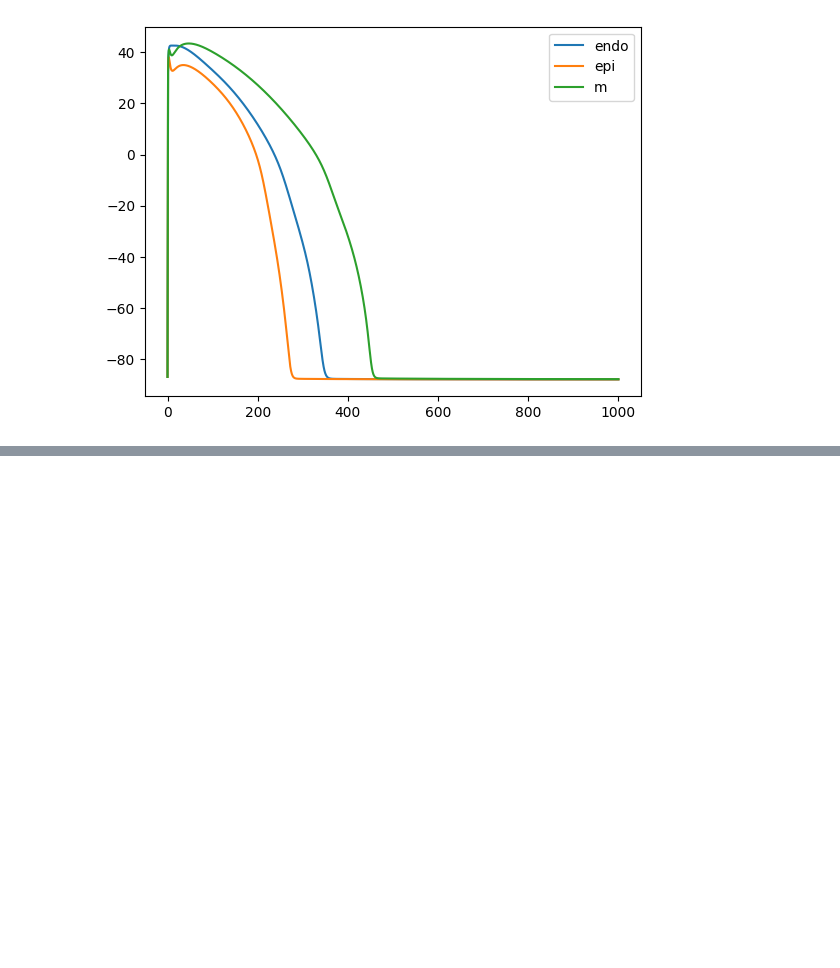
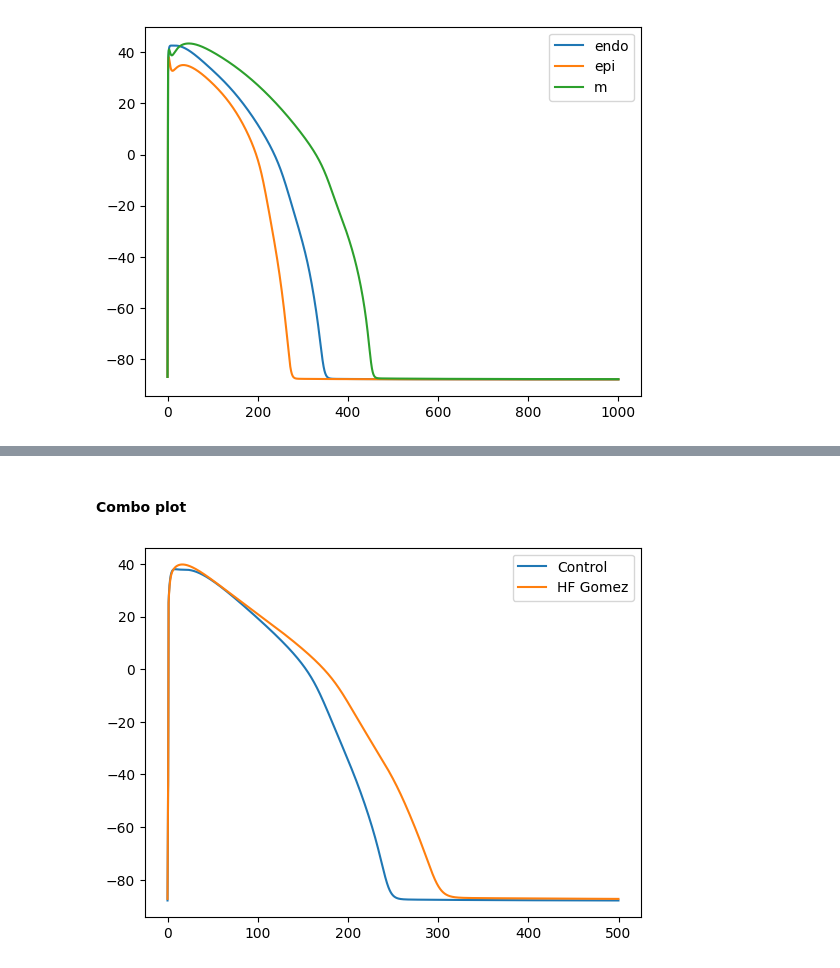
Before and after one commit to abraaum/master_project, a Jupyter notebook: Python/testing.ipynb, the cells around one changed output, grey strips where cells are left out. Cells and saved outputs as stored; diff of their text form; code cells hidden in the pictures; blank space fills up the shorter version.

```diff
--- a/Python/testing.ipynb
+++ b/Python/testing.ipynb
@@ -40,0 +149,52 @@ plt.show()
+# %% [markdown]
+#### Combo plot
+# %%
+# Initial states
+y0_c = model.init_state_values()
+# Time steps
+tsteps = np.arange(0.0, 500.0, 0.1)
+num_beats = 60  # Note: matlab uses 700 beats
+
+#CONTROL
+# Parameters, celltype = epi
+parameters_c = model.init_parameter_values(celltype=0)
+
+# Solve ODE
+for i in tqdm.tqdm(range(num_beats)):
+    y_c = odeint(model.rhs, y0_c, tsteps, args=(parameters_c,))
+    y0_c = y_c[-1]
+
+# HF
+y0_hf = model.init_state_values()
+# Parameters, celltype = epi
+parameters_hf = model.init_parameter_values(
+    celltype=0,
+    GNaL_rate=1.80,
+    Gto_rate=0.40,
+    GK1_rate=0.68,
+    Gncx_rate=1.750,
+    Jleak_rate=1.30,
+    Jserca_rate=0.5,
+    CaMKa_rate=1.50,
+    Pnak_rate=0.70,
+    Pnab_rate=1,
+    Pcab_rate=1,
+    thl_rate=1.80,
+    Jrel_inf_sensitivity=0.80,
+    #Jrel_infp_sensitivity=,
+    )
+
+# Solve ODE
+for i in tqdm.tqdm(range(num_beats)):
+    y_hf = odeint(model.rhs, y0_hf, tsteps, args=(parameters_hf,))
+    y0_hf = y_hf[-1]
+
+# Extract the membrane potential control
+plt.plot(tsteps, y_c[:, model.state_indices("v")])
+# Extract the membrane potential HF
+plt.plot(tsteps, y_hf[:, model.state_indices("v")])
+
+plt.legend((r"Control", r"HF Gomez"))
+plt.show()
+# %% [output]
+[figure, added]
```
Also changed, not shown: parts of 40 cells of this notebook, 46 other files.
